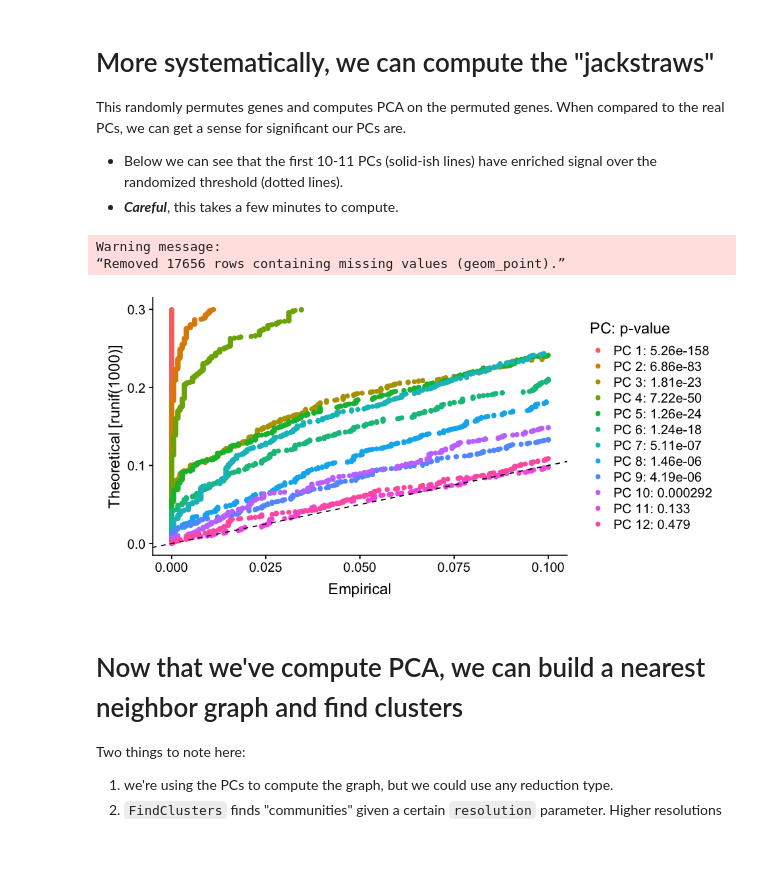
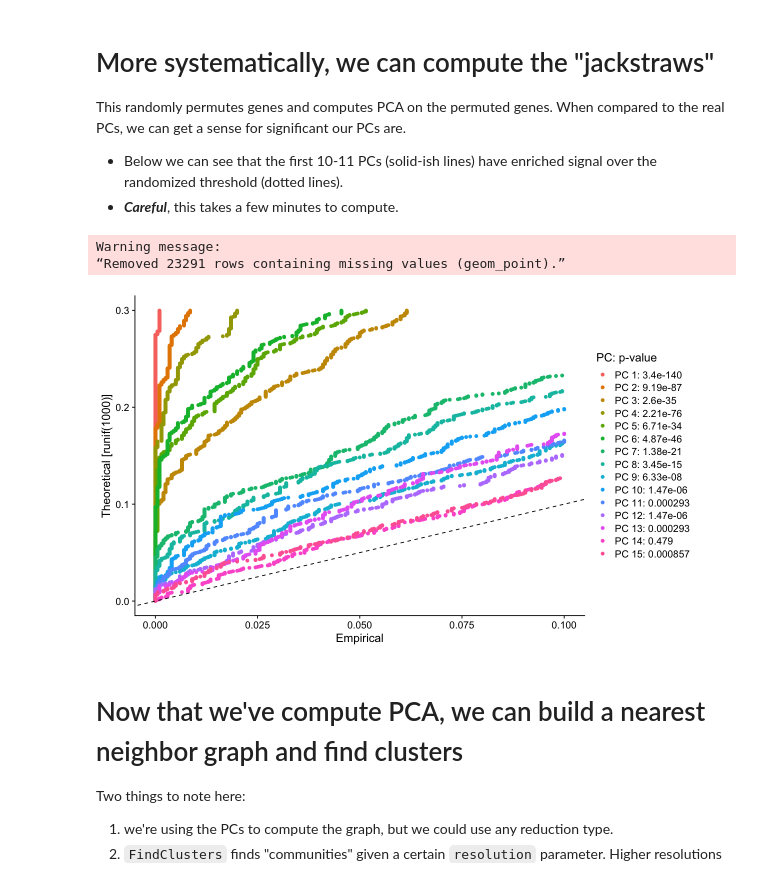
Before and after one commit to wflynny/JAX-Sleep-2023, a Jupyter notebook: index.ipynb, the cells around one changed output. Drawn from its saved outputs; the diff is of its cells as text; code cells hidden in the pictures; blank space fills up the shorter version.

```diff
--- a/index.ipynb
+++ b/index.ipynb
@@ -622,8 +670,8 @@ There are two ways to select "variable" genes using dispersion.  The simplest wa
 # %%
 pbmc <- FindVariableFeatures(
     object = pbmc,
-    selection.method = "dispersion",
-    top.genes = 2000
+    selection.method = "vst",
+    nfeatures = 2000
 )
 # %%
 VariableFeaturePlot(pbmc)
@@ -635,7 +685,7 @@ Alternatively, can either plot each gene by its mean and variance, then select a
 - `mean.cutoff` = (minimum, maximum) mean expression to consider
 - `dispersion.cutoff` = (minimum, maximum) dispersion to consider
 # %%
-pbmc <- FindVariableFeatures(
+pbmc.mv <- FindVariableFeatures(
     object = pbmc,
     selection.method = "mean.var.plot",
     mean.cutoff = c(0.0125, 3),
@@ -659,6 +711,6 @@ In addition to scaling the data, we will also "regress out" any bias related to
 pbmc <- ScaleData(
     object = pbmc,
     features = rownames(x = pbmc),
-    vars.to.regress = c("nCount_RNA", "mtRNA_content")
+    #vars.to.regress = "percent.mt"
 )
 # %% [output]
@@ -730,13 +781,13 @@ This randomly permutes genes and computes PCA on the permuted genes.  When compa
 # %%
 # Compute the jackstraws
 pbmc <- JackStraw(object = pbmc, num.replicate = 100)
-pbmc <- ScoreJackStraw(object = pbmc, dims = 1:12)
+pbmc <- ScoreJackStraw(object = pbmc, dims = 1:15)
 # %%
-JackStrawPlot(object = pbmc, dims = 1:12)
+JackStrawPlot(object = pbmc, dims = 1:15)
 # %% [output]
 Warning message:
-“Removed 17656 rows containing missing values (geom_point).”
+“Removed 23291 rows containing missing values (geom_point).”
-[figure, old version]
+[figure, new version]
 # %% [markdown]
 # Now that we've compute PCA, we can build a nearest neighbor graph and find clusters
 
```
Also changed, not shown: parts of 51 cells of this notebook, 4 other files.
